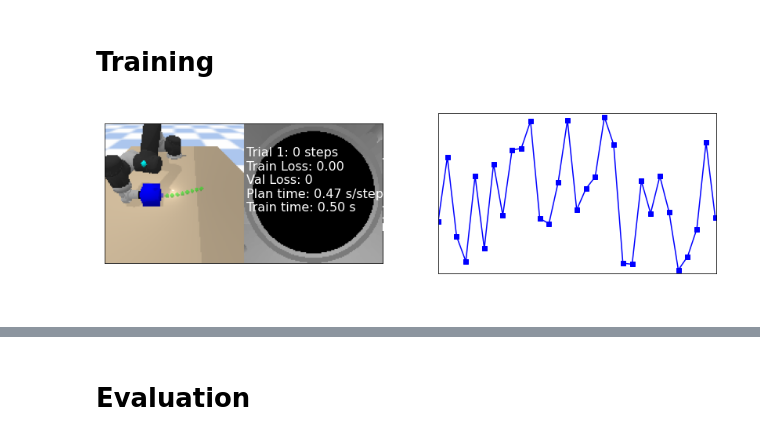
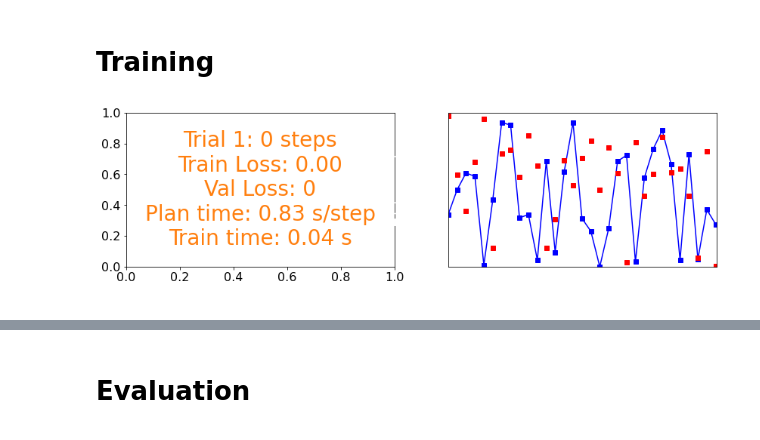
Before and after one commit to maxyang27896/mbrl-lib, a Jupyter notebook: notebooks/object_pushing_pets_example.ipynb, the cells around one changed output, grey strips where cells are left out. Drawn from its saved outputs; the diff is of its cells as text; code cells hidden in the pictures.

```diff
--- a/notebooks/object_pushing_pets_example.ipynb
+++ b/notebooks/object_pushing_pets_example.ipynb
@@ -250,13 +252,24 @@ loaded = omegaconf.OmegaConf.load(env_kwargs_dir)
 assert env_kwargs == loaded
 # %%
 # env.update_trajectory()
-print(env.get_obj_pos_worldframe())
+print(env.get_obj_pos_workframe())
 print(env.cur_obj_pos_worldframe)
 print(env.xyz_obj_dist_to_goal())
-print(env.targ_traj_list_id)
 env.reset()
-print(env.get_obj_pos_worldframe())
+(
+    tcp_pos_workframe,
+    _,
+    _,
+    _,
+    _,
+) = env.robot.arm.get_current_TCP_pos_vel_workframe()
+print(tcp_pos_workframe)
+print(env.get_obj_pos_workframe())
 print(env.cur_obj_pos_worldframe)
 print(env.xyz_obj_dist_to_goal())
-print(env.targ_traj_list_id)
+for i in range(10):
+    action = np.zeros(3)
+    action[0] = -0.1
+    _, _, done, _ = env.step(action)
+    print(env._sim_time_step)
 # %% [output]
@@ -831,44 +869,59 @@ def train_callback(_model, _total_calls, _epoch, tr_loss, val_score, _best_val):
     train_losses.append(tr_loss)
     val_scores.append(val_score.mean().item())   # this returns val score per ensemble model
 # %%
-def update_axes(_axs, _frame, _text, _trial, _steps_trial, _plan_time, _train_time, _all_rewards, _train_loss, _val_loss, force_update=False):
+def update_axes(_axs, _frame, _text, _trial, _steps_trial, _plan_time, _train_time, _all_rewards, _goal_reached, _train_loss, _val_loss, force_update=False):
     if not force_update and (_steps_trial % 10 != 0):
         return
     _axs[0].imshow(_frame)
     _axs[0].set_xticks([])
     _axs[0].set_yticks([])
     _axs[0].tick_params(axis='x', colors='white')
     _axs[0].tick_params(axis='y', colors='white')
     _axs[1].clear()
     _axs[1].set_xlim([0, num_trials + .1])
-    _axs[1].set_ylim([-500, 0])
+    _axs[1].set_ylim([min(_all_rewards), 0])
     _axs[1].set_xlabel("Trial")
     _axs[1].set_ylabel("Trial reward")
     _axs[1].xaxis.label.set_color('white')
     _axs[1].yaxis.label.set_color('white')
     _axs[1].tick_params(axis='x', colors='white')
     _axs[1].tick_params(axis='y', colors='white')
-    _axs[1].plot(_all_rewards, 'bs-')
+    _axs[1].plot(_all_rewards, 'bs-', _goal_reached, 'rs')
     _text.set_text("Trial {}: {} steps\nTrain Loss: {:.2f}\nVal Loss: {:.3g}\nPlan time: {:.2f} s/step\nTrain time: {:.2f} s".format(_trial + 1, _steps_trial, _train_loss, _val_loss, _plan_time, _train_time))
     display.display(plt.gcf())
     display.clear_output(wait=True)
+
+text_kwargs = dict(ha='center', va='center', fontsize=28, color='C1')
+def update_axes_text(_axs, _trial, _steps_trial, _plan_time, _train_time, _all_rewards, _goal_reached, _train_loss, _val_loss, force_update=False):
+    if not force_update and (_steps_trial % 10 != 0):
+        return
+    _axs[0].clear()
+    _axs[0].text(0.5, 0.5,
+    "Trial {}: {} steps\nTrain Loss: {:.2f}\nVal Loss: {:.3g}\nPlan time: {:.2f} s/step\nTrain time: {:.2f} s".format(_trial + 1, _steps_trial, _train_loss, _val_loss, _plan_time, _train_time), **text_kwargs)
+    _axs[1].clear()
+    _axs[1].set_xlim([0, num_trials + .1])
+    _axs[1].set_ylim([min(_all_rewards), 0])
+    _axs[1].set_xlabel("Trial")
+    _axs[1].set_ylabel("Trial reward")
+    _axs[1].xaxis.label.set_color('white')
+    _axs[1].yaxis.label.set_color('white')
+    _axs[1].tick_params(axis='x', colors='white')
+    _axs[1].tick_params(axis='y', colors='white')
+    _axs[1].plot(_all_rewards, 'bs-', _goal_reached, 'rs')
+    display.display(plt.gcf())
+    display.clear_output(wait=True)
+
+# Test plot function
+env.reset()
+fig, axs = plt.subplots(1, 2, figsize=(14, 3.75), gridspec_kw={"width_ratios": [1, 1]})
+ax_text = axs[0].text(130, 80, "")
+ax_text.set_color('white')
+all_rewards = np.random.randint(-500, 0, num_trials + 1)
+goal_reached = np.random.randint(-500, 0, num_trials + 1)
+steps = np.sort(np.random.randint(0,10000, len(all_rewards)))
+plan_time = np.random.rand()
+train_time = np.random.rand()
+# update_axes(axs,env.render(mode="rgb_array"),  ax_text, 0, 0, plan_time, train_time, all_rewards, goal_reached, train_losses[-1], val_scores[-1], force_update=True)
+update_axes_text(axs, 0, 0, plan_time, train_time, all_rewards, goal_reached, train_losses[-1], val_scores[-1], force_update=True)
+# %% [output]
+[figure, added]
-# %%
-env.reset()
-# fig = plt.figure()
-# ax = fig.add_subplot()
-# ax.tick_params(axis='x', colors='white')
-# ax.tick_params(axis='y', colors='white')
-# plt.imshow(env.render('rgb_array'))
-# plt.grid(False)
-
-# Create visualization objects
-fig, axs = plt.subplots(1, 2, figsize=(14, 3.75), gridspec_kw={"width_ratios": [1, 1]})
-ax_text = axs[0].text(130, 80, "")
-ax_text.set_color('white')
-all_rewards = np.random.randint(-500, 0, num_trials + 1)
-steps = np.sort(np.random.randint(0,10000, len(all_rewards)))
-plan_time = np.random.rand()
-train_time = np.random.rand()
-update_axes(axs,env.render(mode="rgb_array"), ax_text, 0, 0, plan_time, train_time, all_rewards, train_losses[-1], val_scores[-1], force_update=True)
-# %% [output]
-[figure, removed]
```
Also changed, not shown: parts of 21 cells of this notebook, 2 other files.
